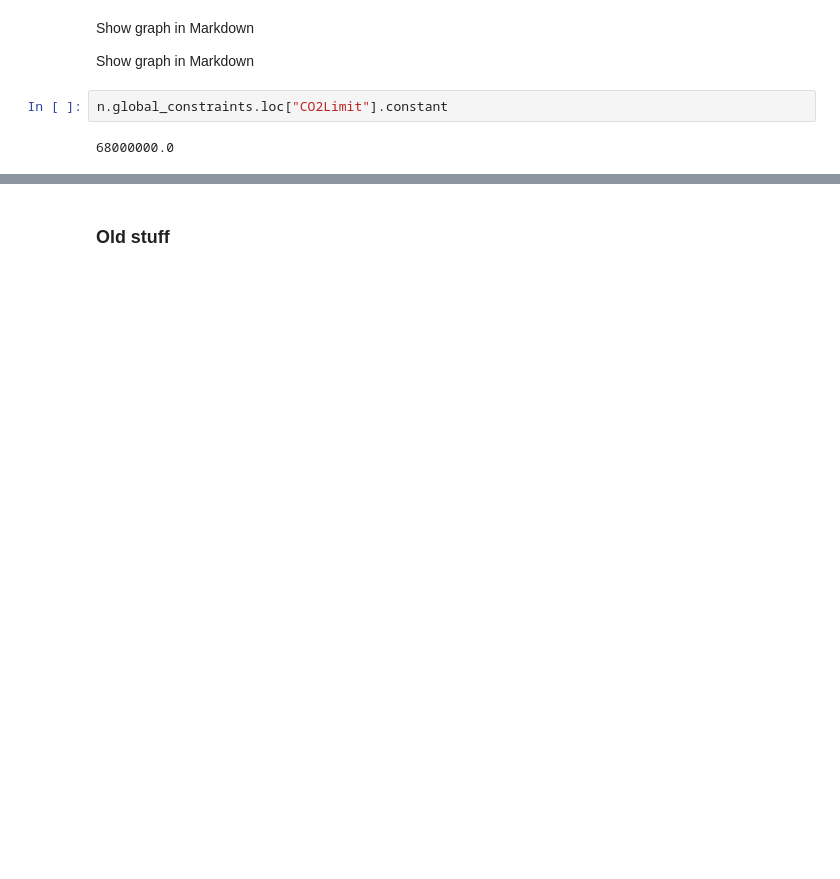
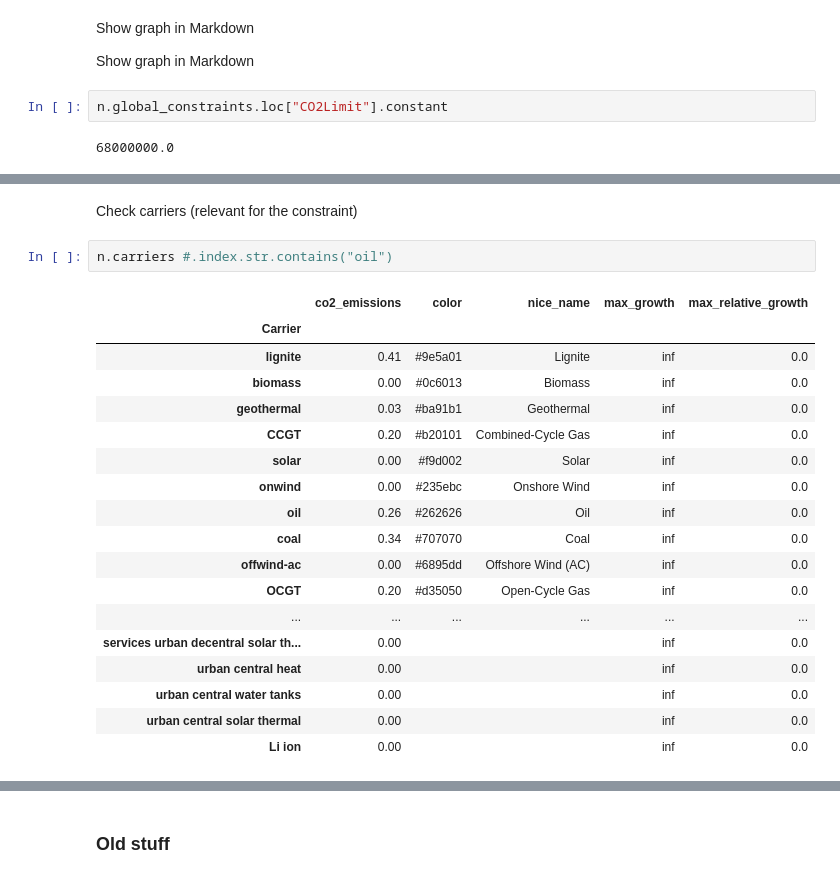
Before and after one commit to energyLS/aldehyde, a Jupyter notebook: workflow/notebooks/test_co2limit.ipynb, the cells around one changed output, grey strips where cells are left out. Saved outputs shown, nothing was run; the diff lists cells and outputs as text; blank space fills up the shorter version.

```diff
--- a/workflow/notebooks/test_co2limit.ipynb
+++ b/workflow/notebooks/test_co2limit.ipynb
@@ -59,0 +119,23 @@ n.stores_t.e.filter(like="co2 atmosphere").iloc[-1][0]
+# %% [markdown]
+Check carriers (relevant for the constraint)
+# %%
+n.carriers #.index.str.contains("oil")
+# %% [output]
+|  | co2_emissions | color | nice_name | max_growth | max_relative_growth |
+| Carrier |  |  |  |  |  |
+| lignite | 0.41 | #9e5a01 | Lignite | inf | 0.0 |
+| biomass | 0.00 | #0c6013 | Biomass | inf | 0.0 |
+| geothermal | 0.03 | #ba91b1 | Geothermal | inf | 0.0 |
+| CCGT | 0.20 | #b20101 | Combined-Cycle Gas | inf | 0.0 |
+| solar | 0.00 | #f9d002 | Solar | inf | 0.0 |
+| onwind | 0.00 | #235ebc | Onshore Wind | inf | 0.0 |
+| oil | 0.26 | #262626 | Oil | inf | 0.0 |
+| coal | 0.34 | #707070 | Coal | inf | 0.0 |
+| offwind-ac | 0.00 | #6895dd | Offshore Wind (AC) | inf | 0.0 |
+| OCGT | 0.20 | #d35050 | Open-Cycle Gas | inf | 0.0 |
+| ... | ... | ... | ... | ... | ... |
+| services urban decentral solar th... | 0.00 |  |  | inf | 0.0 |
+| urban central heat | 0.00 |  |  | inf | 0.0 |
+| urban central water tanks | 0.00 |  |  | inf | 0.0 |
+| urban central solar thermal | 0.00 |  |  | inf | 0.0 |
+| Li ion | 0.00 |  |  | inf | 0.0 |
```
Also changed, not shown: parts of 20 cells of this notebook.
